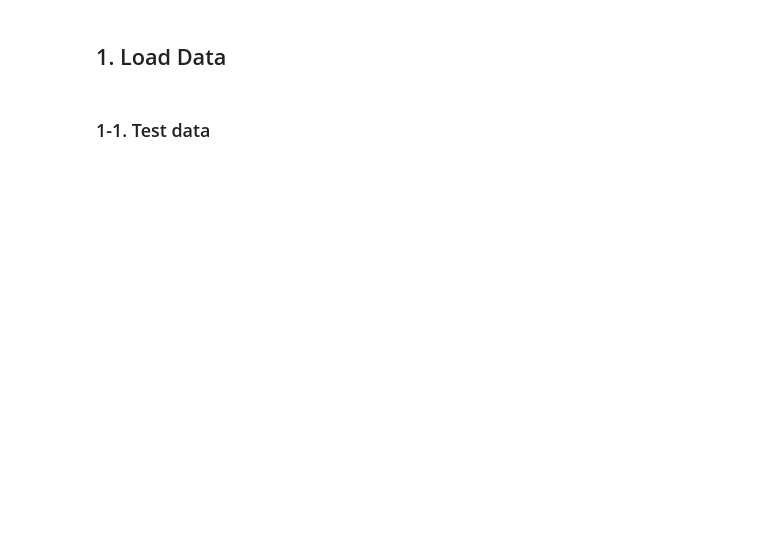
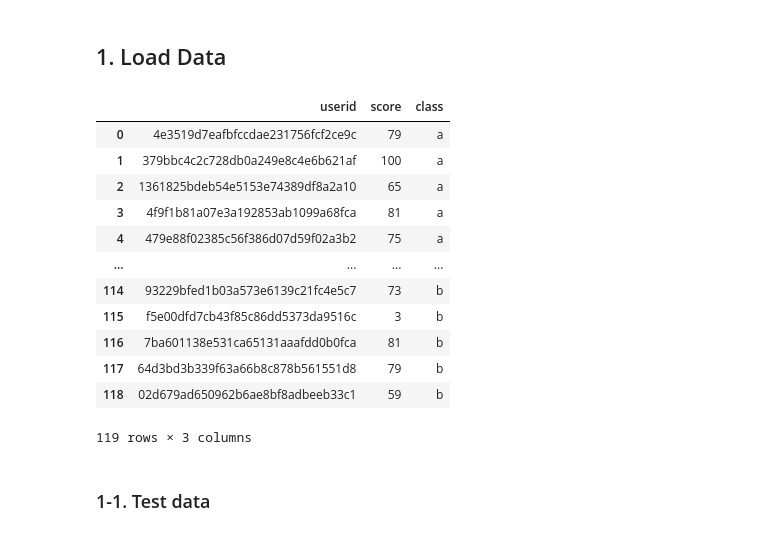
Before and after one commit to advapplab/LBLS160, a Jupyter notebook: data_characteristics.ipynb, the cells around one changed output. Saved outputs shown, nothing was run; the diff lists cells and outputs as text; code cells hidden in the pictures; blank space fills up the shorter version.

```diff
--- a/data_characteristics.ipynb
+++ b/data_characteristics.ipynb
@@ -12,6 +12,22 @@ import matplotlib.pyplot as plt
 br_pd = pd.read_csv('output/br.csv')
 # %%
 score_pd = pd.read_csv('output/score.csv')
+# %%
+score_pd
+# %% [output]
+|  | userid | score | class |
+| 0 | 4e3519d7eafbfccdae231756fcf2ce9c | 79 | a |
+| 1 | 379bbc4c2c728db0a249e8c4e6b621af | 100 | a |
+| 2 | 1361825bdeb54e5153e74389df8a2a10 | 65 | a |
+| 3 | 4f9f1b81a07e3a192853ab1099a68fca | 81 | a |
+| 4 | 479e88f02385c56f386d07d59f02a3b2 | 75 | a |
+| ... | ... | ... | ... |
+| 114 | 93229bfed1b03a573e6139c21fc4e5c7 | 73 | b |
+| 115 | f5e00dfd7cb43f85c86dd5373da9516c | 3 | b |
+| 116 | 7ba601138e531ca65131aaafdd0b0fca | 81 | b |
+| 117 | 64d3bd3b339f63a66b8c878b561551d8 | 79 | b |
+| 118 | 02d679ad650962b6ae8bf8adbeeb33c1 | 59 | b |
+119 rows × 3 columns
 # %%
 sill_pd = pd.read_csv('output/sill.csv')
 # %%
```
Also changed, not shown: parts of 32 cells of this notebook, 9 other files.
